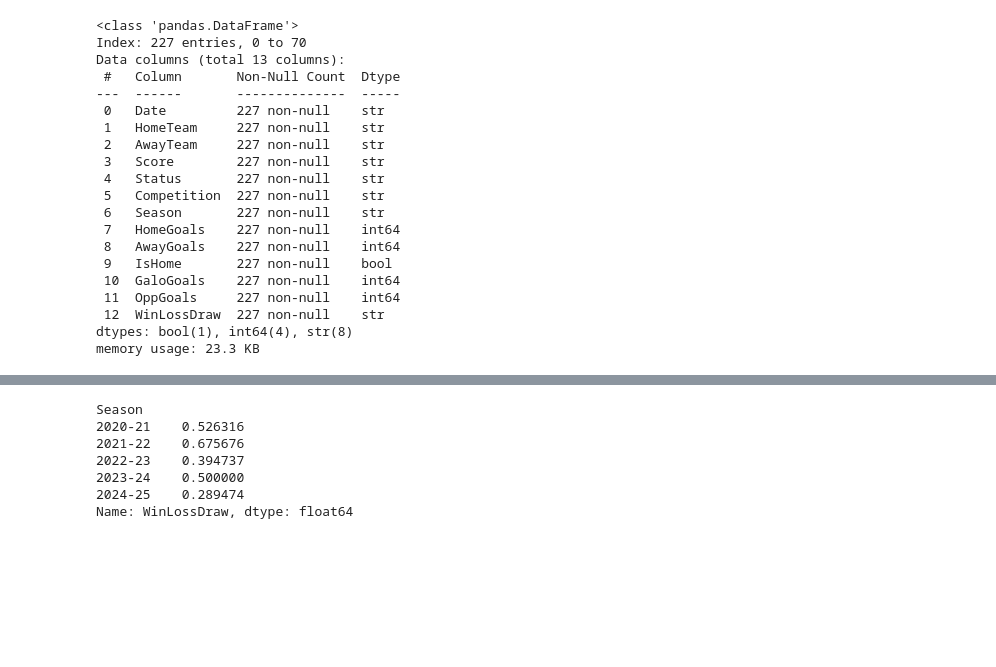
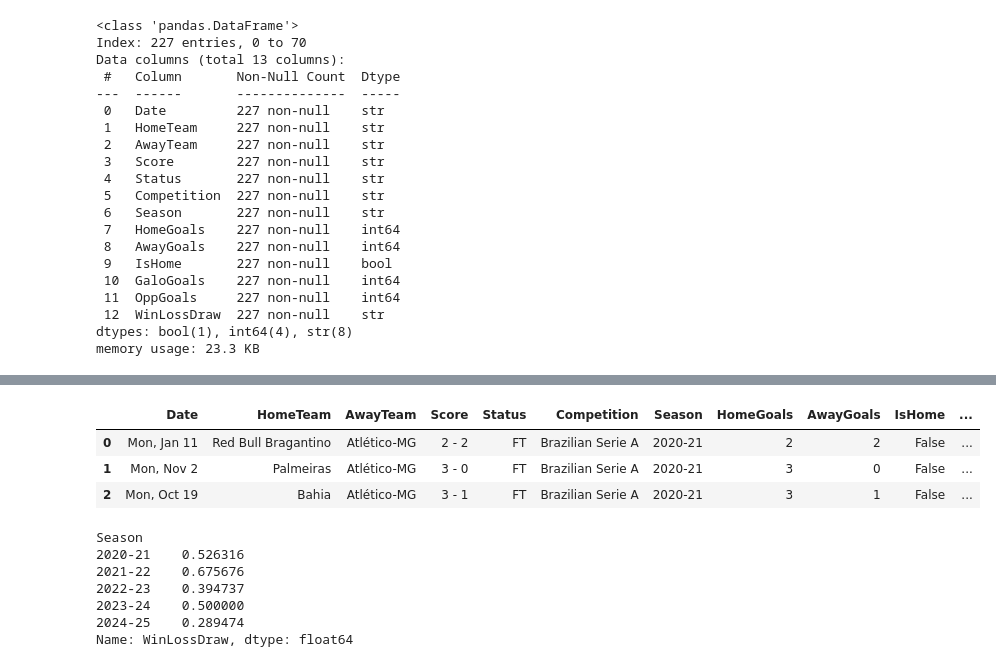
Before and after one commit to Frank-J1/atletico-mg-predictions, a Jupyter notebook: exploritory_analysis_and_cleaning.ipynb, the cells around one changed output, grey strips where cells are left out. Drawn from its saved outputs; the diff is of its cells as text; code cells hidden in the pictures; blank space fills up the shorter version.

```diff
--- a/exploritory_analysis_and_cleaning.ipynb
+++ b/exploritory_analysis_and_cleaning.ipynb
@@ -300,6 +300,16 @@ Wed, Nov 5   Atlético-MG           Bahia        3 - 0  FT      Brazilian Serie
 Wed, Oct 15  Atlético-MG           Cruzeiro     1 - 1  FT      Brazilian Serie A  2025-26  1          1          True    1          1         Draw           1
 Wed, Oct 8   Atlético-MG           Sport        3 - 1  FT      Brazilian Serie A  2025-26  3          1          True    3          1         Win            1
 Name: count, Length: 227, dtype: int64
+# %%
+#Extract who the opponent is
+serie_a['Opponent'] = serie_a.apply(
+    lambda row: row['AwayTeam'] if row['IsHome'] == 1 else row['HomeTeam'], axis=1)
+serie_a.head(3)
+# %% [output]
+|  | Date | HomeTeam | AwayTeam | Score | Status | Competition | Season | HomeGoals | AwayGoals | IsHome | ... |
+| 0 | Mon, Jan 11 | Red Bull Bragantino | Atlético-MG | 2 - 2 | FT | Brazilian Serie A | 2020-21 | 2 | 2 | False | ... |
+| 1 | Mon, Nov 2 | Palmeiras | Atlético-MG | 3 - 0 | FT | Brazilian Serie A | 2020-21 | 3 | 0 | False | ... |
+| 2 | Mon, Oct 19 | Bahia | Atlético-MG | 3 - 1 | FT | Brazilian Serie A | 2020-21 | 3 | 1 | False | ... |
 # %%
 #Group by each season and select only the WinLossDraw columns
 trend = serie_a.groupby('Season')['WinLossDraw'].apply(lambda x: (x=='Win').mean())
```
Also changed, not shown: parts of 4 cells of this notebook.
